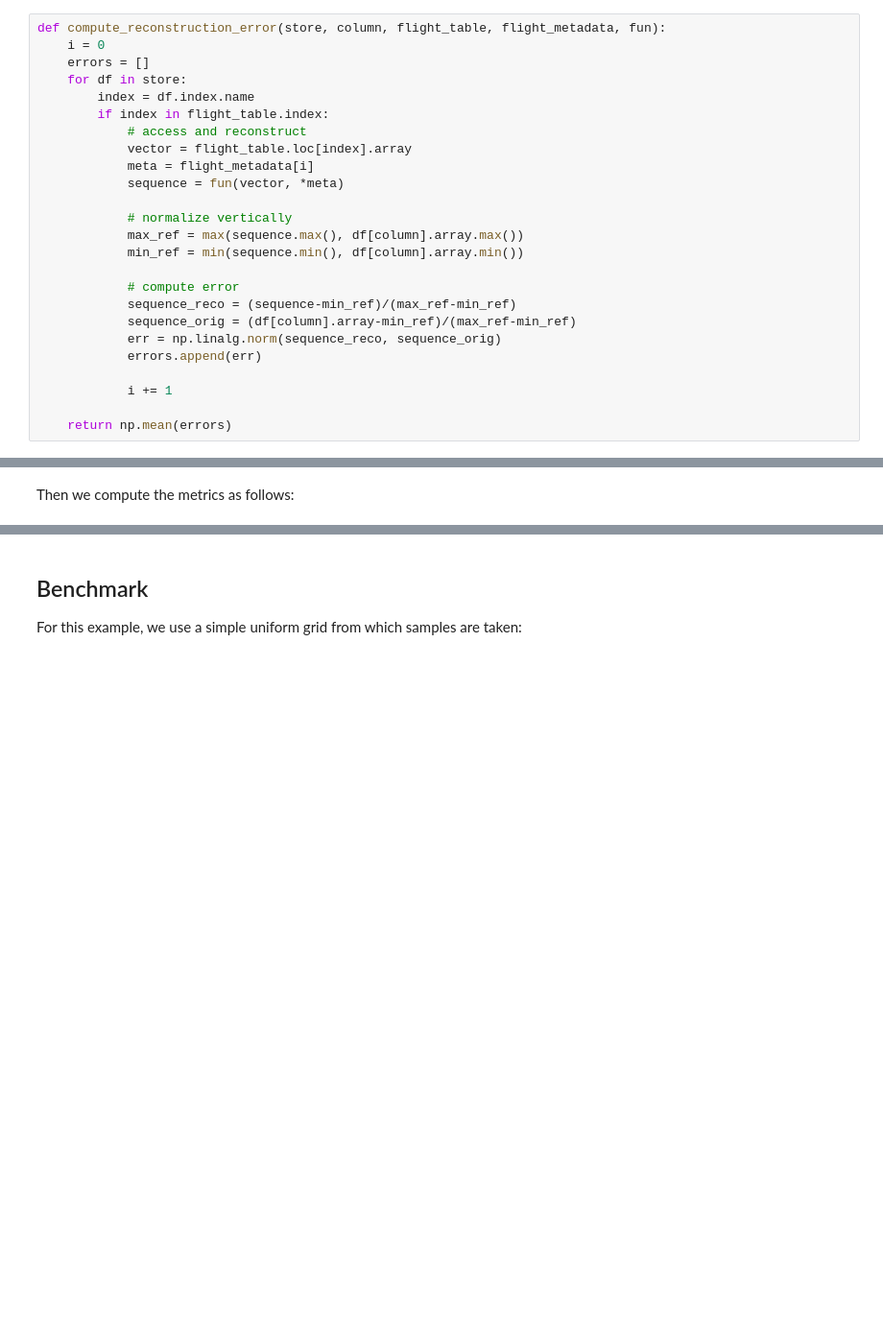
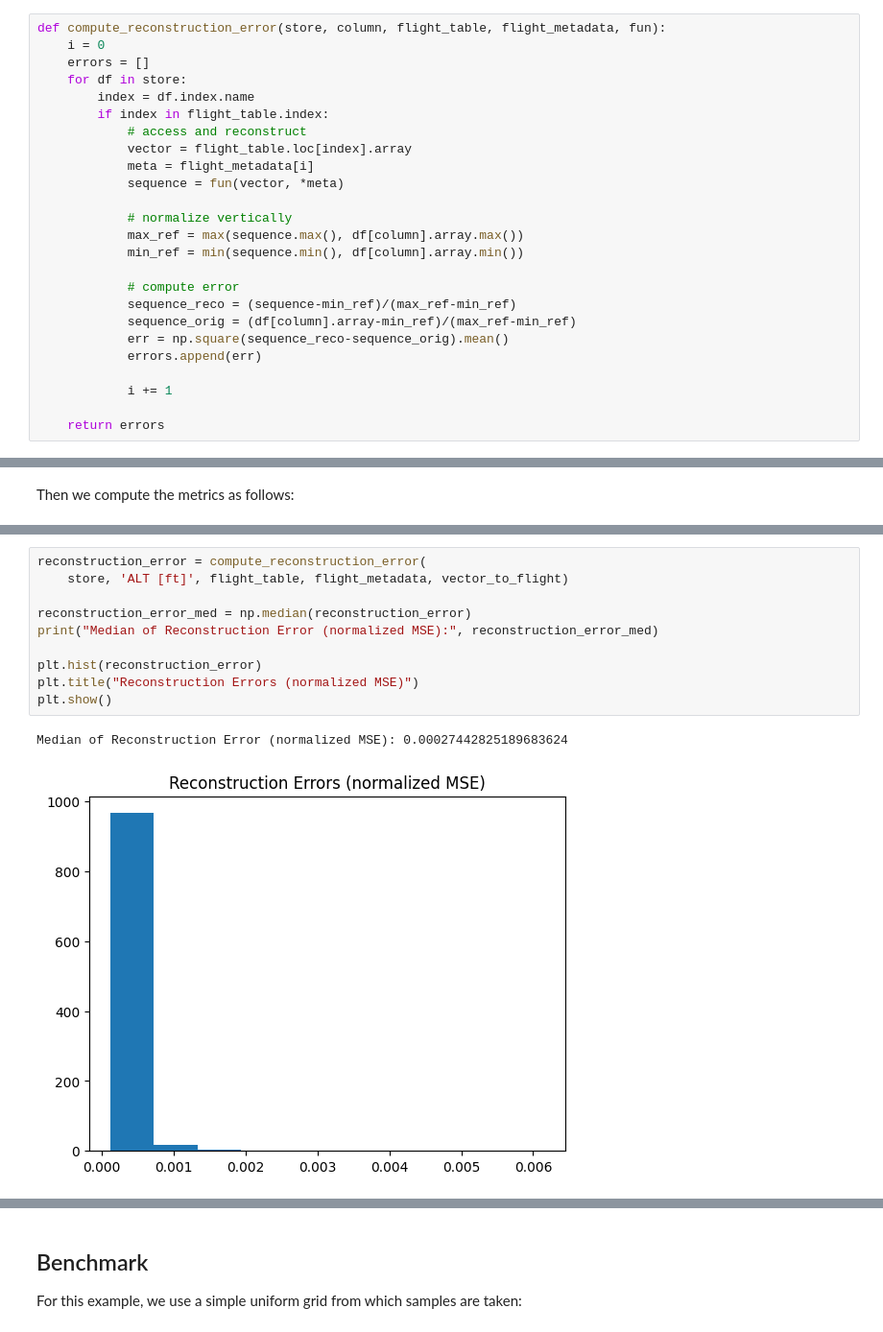
Before and after one commit to fredsonaguiar/descriptive-statistics-uspn-final, a Jupyter notebook: descriptive-statistics-uspn-final-project.ipynb, the cells around one changed output, grey strips where cells are left out. Shown at 96% size. Cells and saved outputs as stored; diff of their text form; blank space fills up the shorter version.

Commit message:
fix error metrics

```diff
--- a/descriptive-statistics-uspn-final-project.ipynb
+++ b/descriptive-statistics-uspn-final-project.ipynb
@@ -368,12 +368,12 @@ def compute_reconstruction_error(store, column, flight_table, flight_metadata, f
             # compute error
             sequence_reco = (sequence-min_ref)/(max_ref-min_ref)
             sequence_orig = (df[column].array-min_ref)/(max_ref-min_ref)
-            err = np.linalg.norm(sequence_reco, sequence_orig)
+            err = np.square(sequence_reco-sequence_orig).mean()
             errors.append(err)
 
             i += 1
 
-    return np.mean(errors)
+    return errors
 # %%
 def compute_global_syncronization(flight_table):
     upper_bound = flight_table.max(axis=0)
@@ -416,0 +404,13 @@ Local Syncronization: 16.314577977369453
+# %%
+reconstruction_error = compute_reconstruction_error(
+    store, 'ALT [ft]', flight_table, flight_metadata, vector_to_flight)
+
+reconstruction_error_med = np.median(reconstruction_error)
+print("Median of Reconstruction Error (normalized MSE):", reconstruction_error_med)
+
+plt.hist(reconstruction_error)
+plt.title("Reconstruction Errors (normalized MSE)")
+plt.show()
+# %% [output]
+Median of Reconstruction Error (normalized MSE): 0.00027442825189683624
+[figure, added]
```
Also changed, not shown: parts of 6 cells of this notebook.
